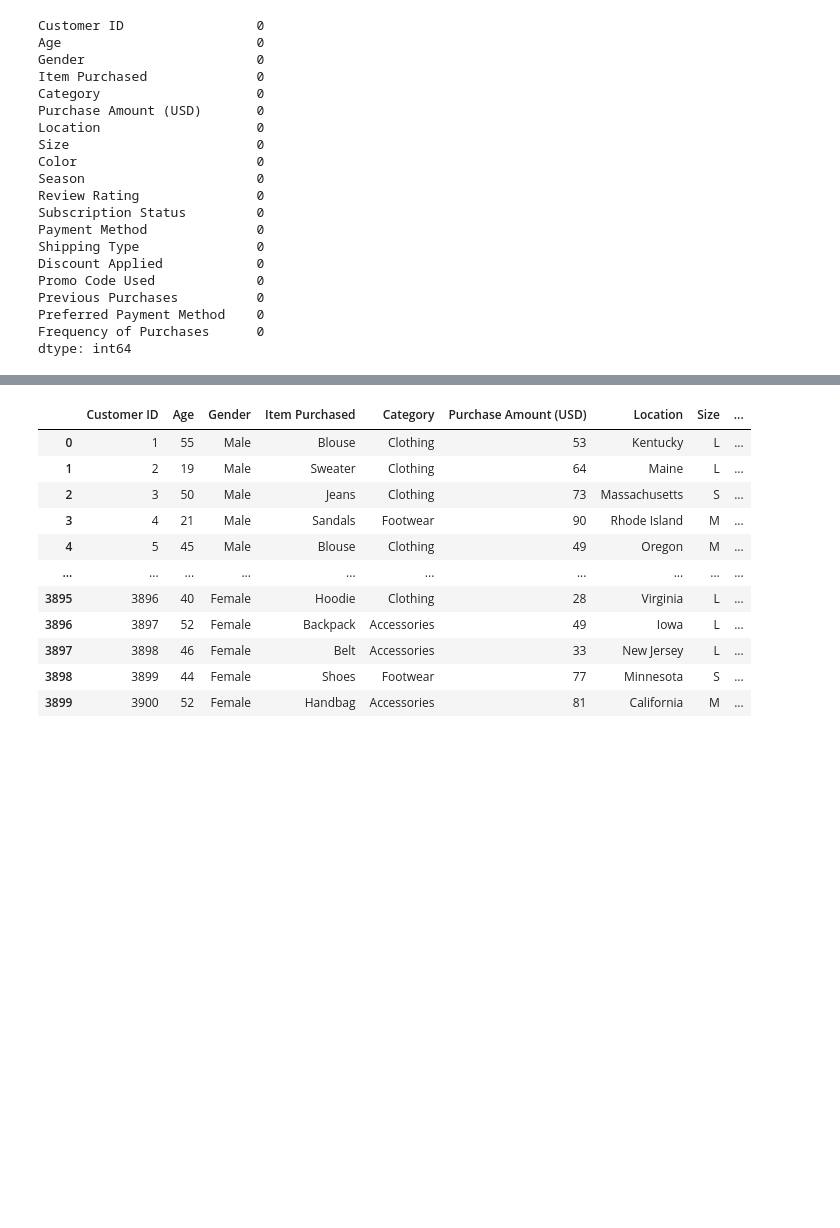
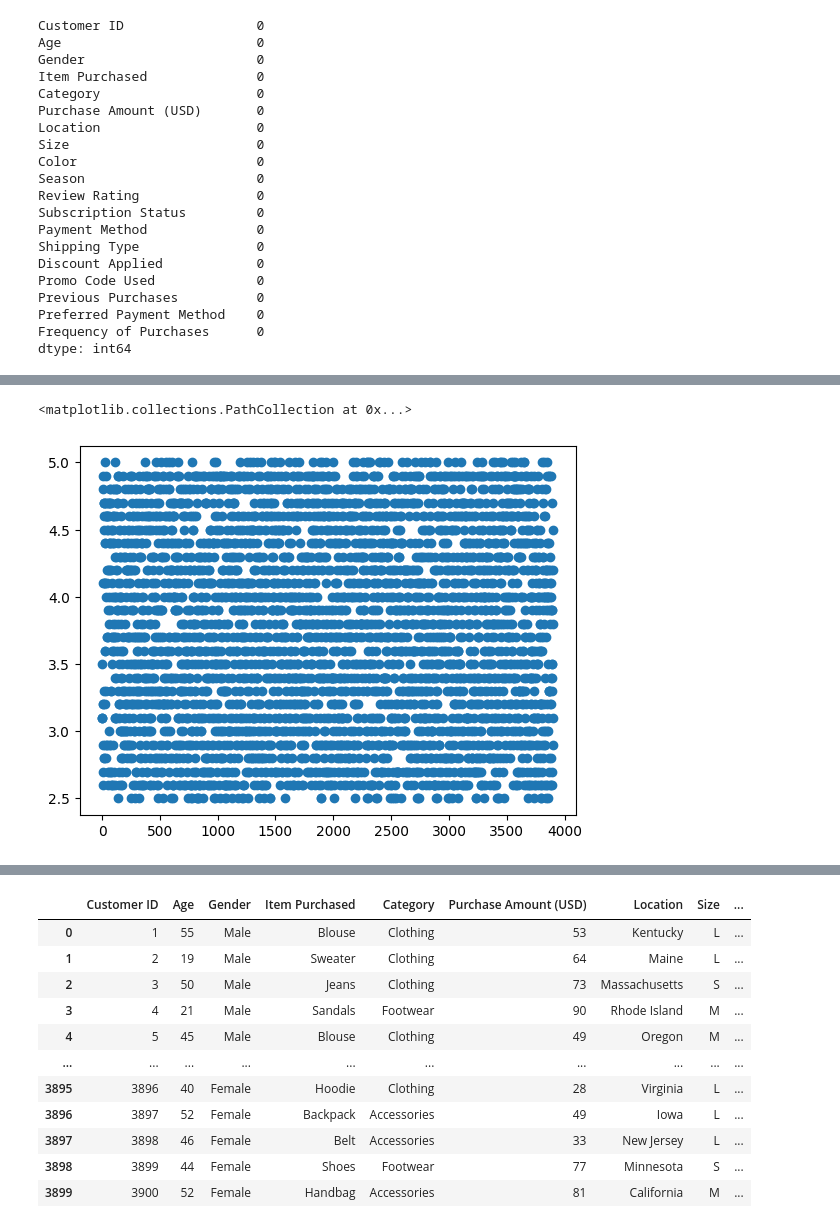
Before and after one commit to Samarth-Pawan/Data-Mining_Customer-Shopping-Trends, a Jupyter notebook: Data_Mining/data_preproc.ipynb, the cells around one changed output, grey strips where cells are left out. Cells and saved outputs as stored; diff of their text form; code cells hidden in the pictures; blank space fills up the shorter version.

```diff
--- a/Data_Mining/data_preproc.ipynb
+++ b/Data_Mining/data_preproc.ipynb
@@ -43,0 +137,5 @@ print(unique_value_counts)
+# %%
+plt.scatter(clean_data['Customer ID'],clean_data['Review Rating'])
+# %% [output]
+<matplotlib.collections.PathCollection at 0x...>
+[figure, added]
```
Also changed, not shown: parts of 20 cells of this notebook, 1 other file.
